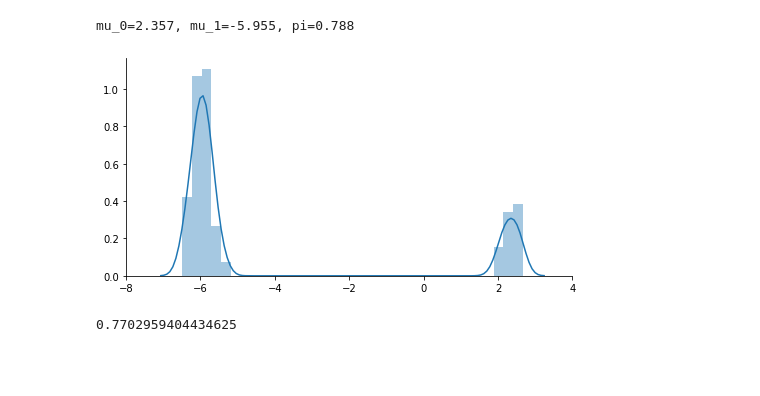
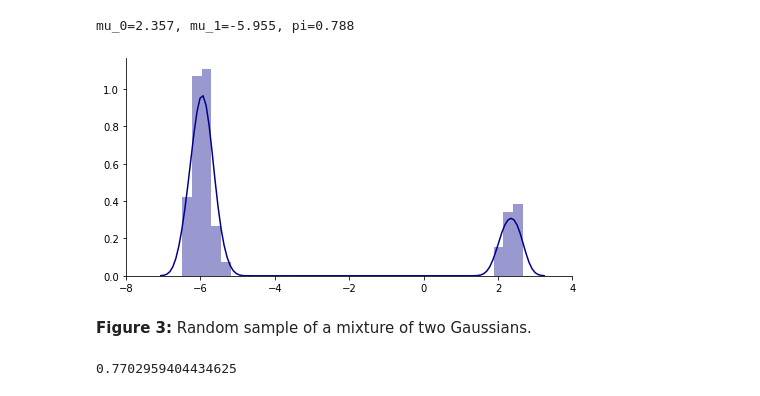
Before and after one commit to dgarridoa/aml, a Jupyter notebook: MCMC.ipynb, the cells around one changed output. Saved outputs shown, nothing was run; the diff lists cells and outputs as text; code cells hidden in the pictures; blank space fills up the shorter version.

```diff
--- a/MCMC.ipynb
+++ b/MCMC.ipynb
@@ -61,7 +60,7 @@ def plot_histogram(x, sigma, size):
 # sampling
 seed = 0
 n = 5000
-sigma = np.array([0.01, 0.1, 1, 10])
+sigma = np.array([0.01, 0.1, 1, 100])
 x = np.array([MetropolisHasting(sigma=s, n=n, seed=seed) for s in sigma])
 # %%
 fig1 = plot_histogram(x, sigma, (2,2))
@@ -141,10 +178,12 @@ print(f"mu_0={mu[0].round(3)}, mu_1={mu[1].round(3)}, pi={pi.round(3)}")
 mu_0=2.357, mu_1=-5.955, pi=0.788
 # %%
 fig3, axs = plt.subplots(1, 1, figsize=(8,4))
-sns.distplot(x, ax=axs)
+sns.distplot(x, ax=axs,  color="darkblue")
 axs.spines['right'].set_visible(False)
 axs.spines['top'].set_visible(False)
 axs.set_xlim(-8,4)
 plt.show()
 # %% [output]
-[figure, old version]
+[figure, new version]
+# %% [markdown]
+**Figure 3:** Random sample of a mixture of two Gaussians.
```
Also changed, not shown: parts of 22 cells of this notebook.
